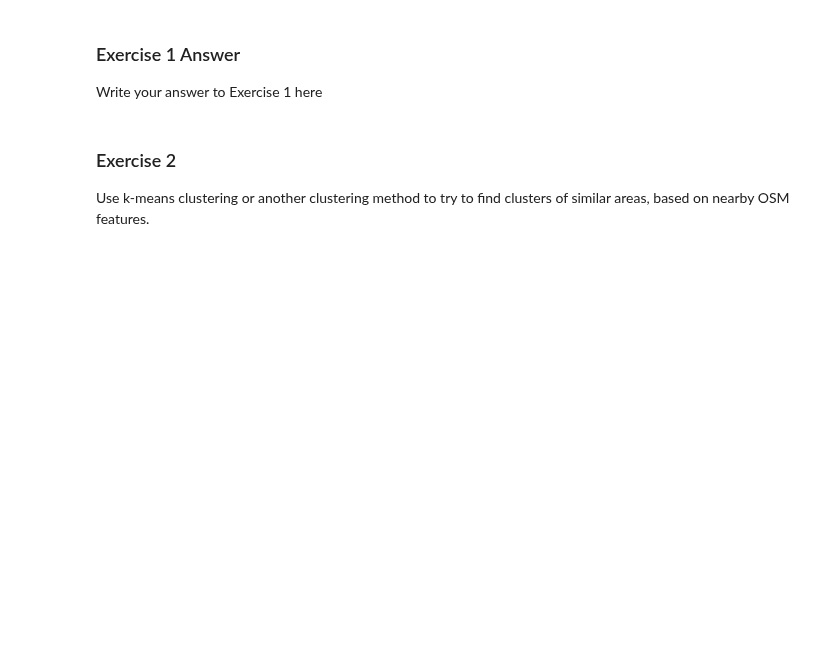
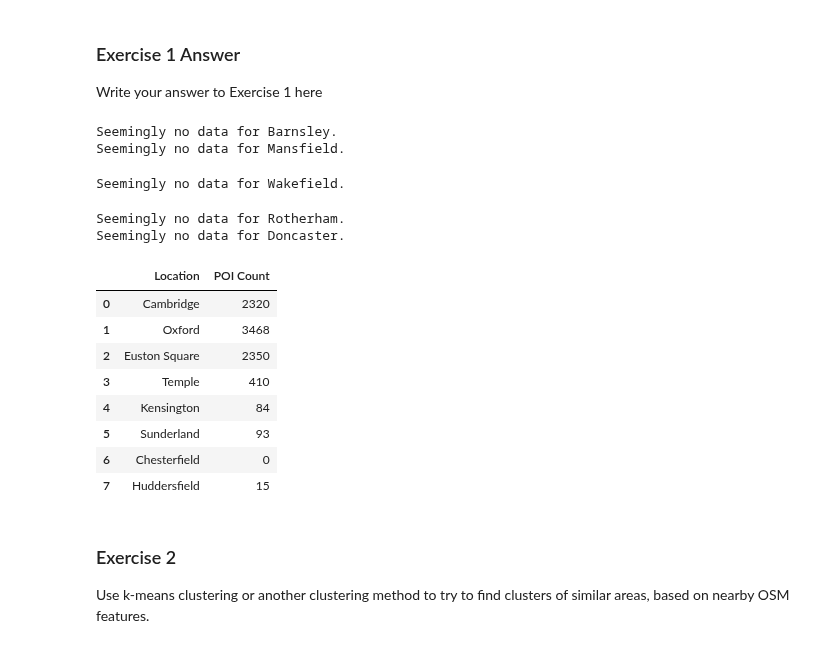
Before and after one commit to JDS289/jd2016_ads_2024, a Jupyter notebook: _notebooks/02-access-assess-geospatial.ipynb, the cells around one changed output. Saved outputs shown, nothing was run; the diff lists cells and outputs as text; code cells hidden in the pictures; blank space fills up the shorter version.

```diff
--- a/_notebooks/02-access-assess-geospatial.ipynb
+++ b/_notebooks/02-access-assess-geospatial.ipynb
@@ -492,12 +492,30 @@ Write your answer to Exercise 1 here
 # %%
 poi_count = {}
 
 for location, (lat, lon) in locations_dict.items():
-  poi_count[location] = count_pois_near_coordinates(lat, lon, tags, 10)
+  try:
+    poi_count[location] = count_pois_near_coordinates(lat, lon, tags)
+  except ox._errors.InsufficientResponseError:
+    print(f"Seemingly no data for {location}.")
 
 poi_count_df = pd.DataFrame(list(poi_count.items()), columns=['Location', 'POI Count'])
 
 poi_count_df
+# %% [output]
+Seemingly no data for Barnsley.
+Seemingly no data for Mansfield.
+Seemingly no data for Wakefield.
+Seemingly no data for Rotherham.
+Seemingly no data for Doncaster.
+|  | Location | POI Count |
+| 0 | Cambridge | 2320 |
+| 1 | Oxford | 3468 |
+| 2 | Euston Square | 2350 |
+| 3 | Temple | 410 |
+| 4 | Kensington | 84 |
+| 5 | Sunderland | 93 |
+| 6 | Chesterfield | 0 |
+| 7 | Huddersfield | 15 |
 # %% [markdown]
 ### Exercise 2
 
```
